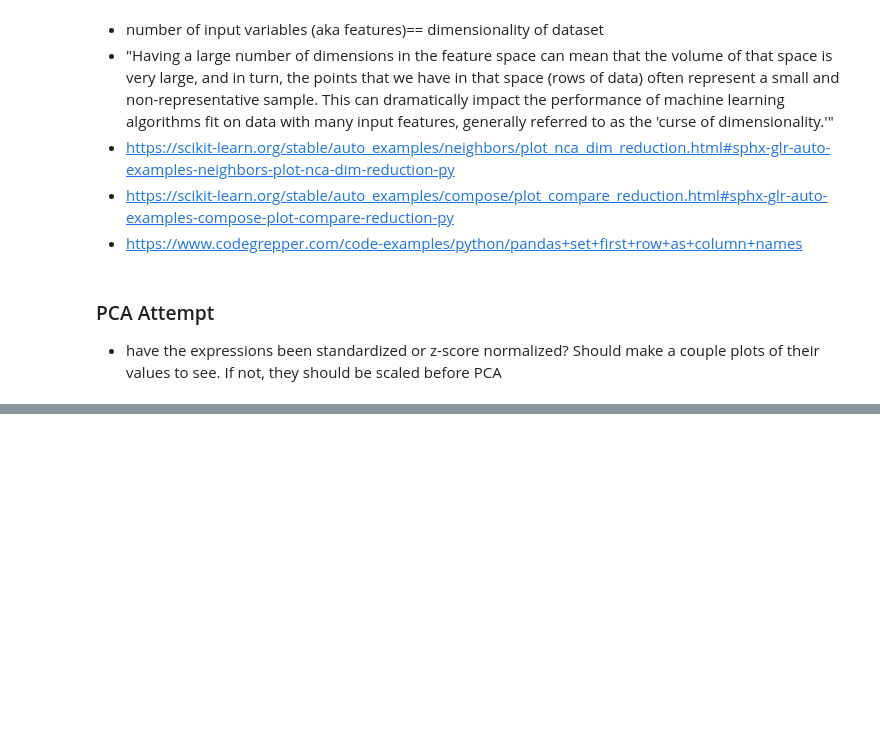
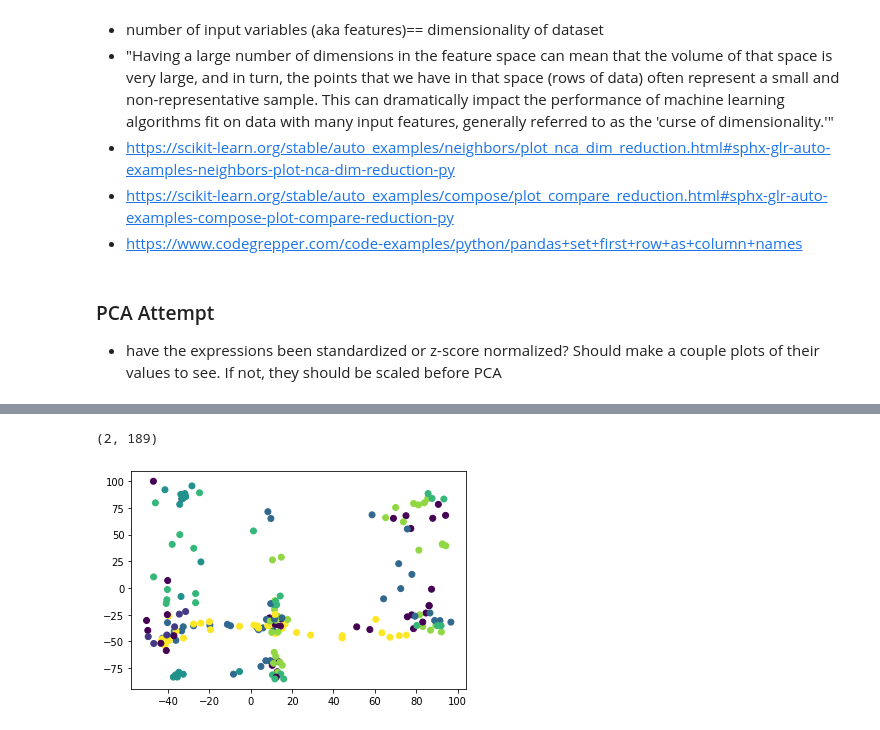
Before and after one commit to HarritonResearchLab/genomics, a Jupyter notebook: notes/Dimensionality Reduction.ipynb, the cells around one changed output, grey strips where cells are left out. Saved outputs shown, nothing was run; the diff lists cells and outputs as text; code cells hidden in the pictures; blank space fills up the shorter version.

```diff
--- a/notes/Dimensionality Reduction.ipynb
+++ b/notes/Dimensionality Reduction.ipynb
@@ -57,0 +86,14 @@ x_pca = pca.fit_transform(expressions_df)
+# %%
+print(list(set(tissues)))
+
+tissue_classes = {'cerebellum':0,
+                   'placenta':1,
+                   'kidney':2,
+                   'endometrium':3,
+                   'liver':4,
+                   'colon':5,
+                   'hippocampus':6}
+
+tissues = np.array([tissue_classes[tissue] for tissue in tissues])
+
+print(tissues)
@@ -57,0 +108,9 @@ x_pca = pca.fit_transform(expressions_df)
+# %%
+print(x_pca.shape)
+x_pca = np.reshape(x_pca, (2,189))
+plt.scatter(x_pca[0], x_pca[1], c=tissues)
+
+plt.show()
+# %% [output]
+(2, 189)
+[figure, added]
```
Also changed, not shown: parts of 9 cells of this notebook, 2 other files.
